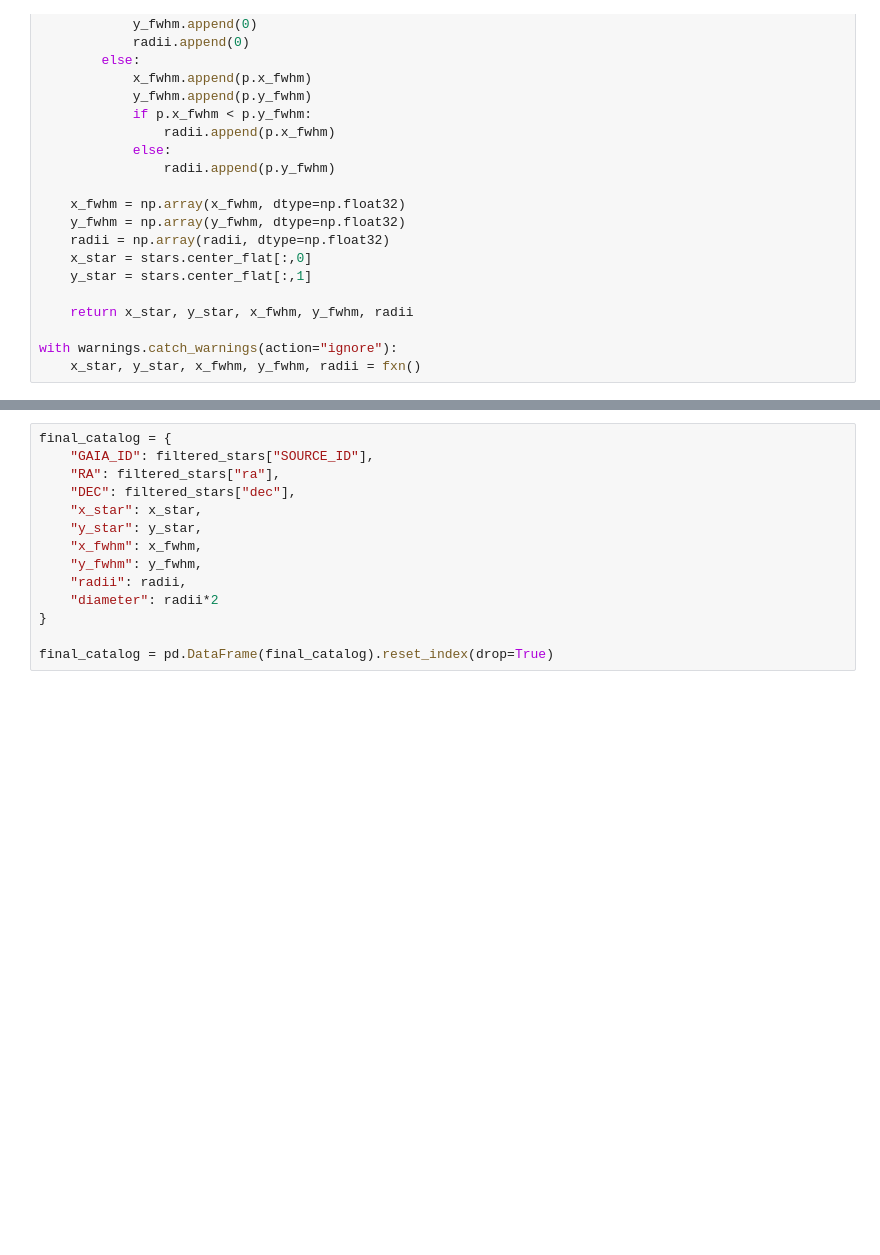
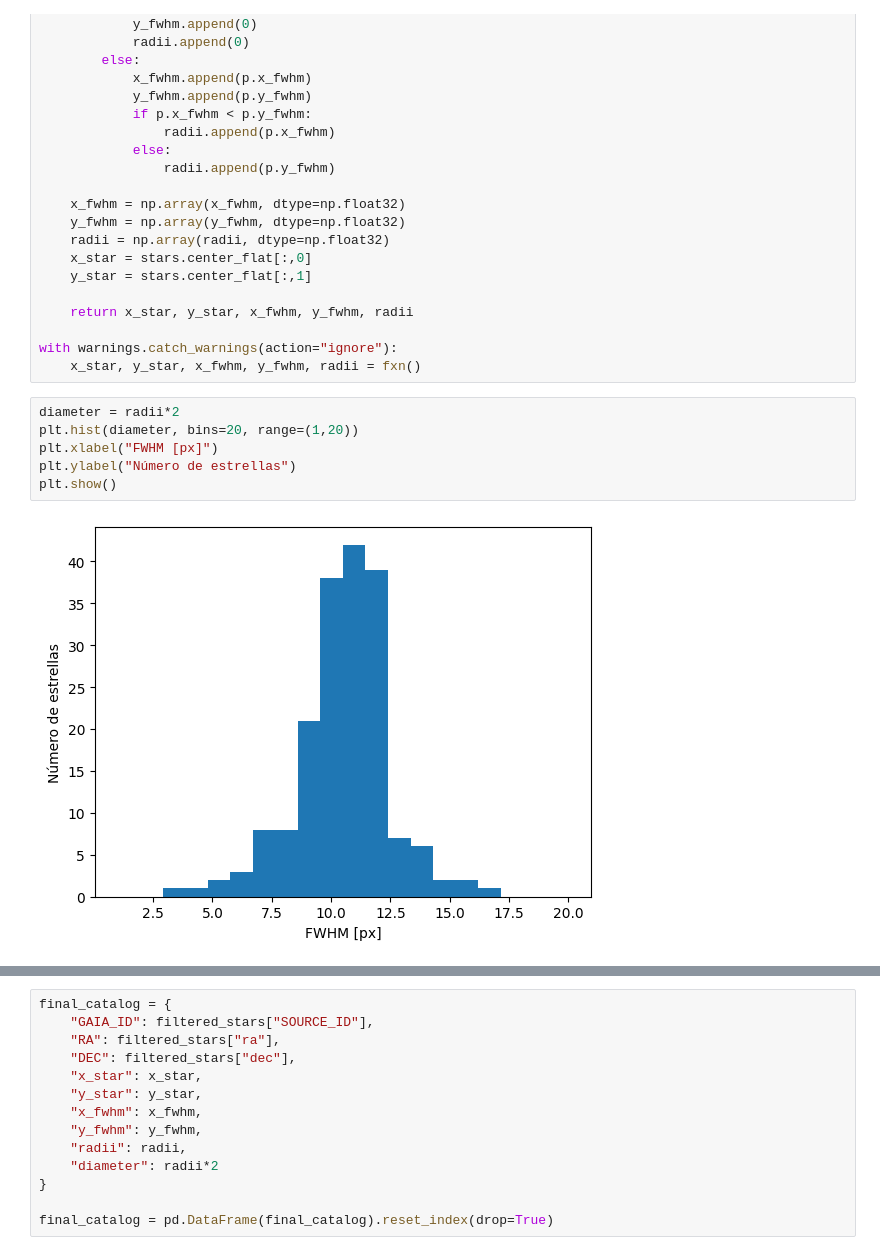
Before and after one commit to juagudeloo/Seeing-OAN, a Jupyter notebook: Juanes_field_star_diameter.ipynb, the cells around one changed output, grey strips where cells are left out. Drawn from its saved outputs; the diff is of its cells as text; blank space fills up the shorter version.

Commit message:
eduardo_stars_diameter

```diff
--- a/Juanes_field_star_diameter.ipynb
+++ b/Juanes_field_star_diameter.ipynb
@@ -230,3 +232,11 @@ def fxn(): #we enclose this procedure in a function for putting it in an ignorin
 
 with warnings.catch_warnings(action="ignore"):
     x_star, y_star, x_fwhm, y_fwhm, radii = fxn()
+# %%
+diameter = radii*2
+plt.hist(diameter, bins=20, range=(1,20))
+plt.xlabel("FWHM [px]")
+plt.ylabel("Número de estrellas")
+plt.show()
+# %% [output]
+[figure, added]
```
Also changed, not shown: parts of 3 cells of this notebook, 1 other file.
